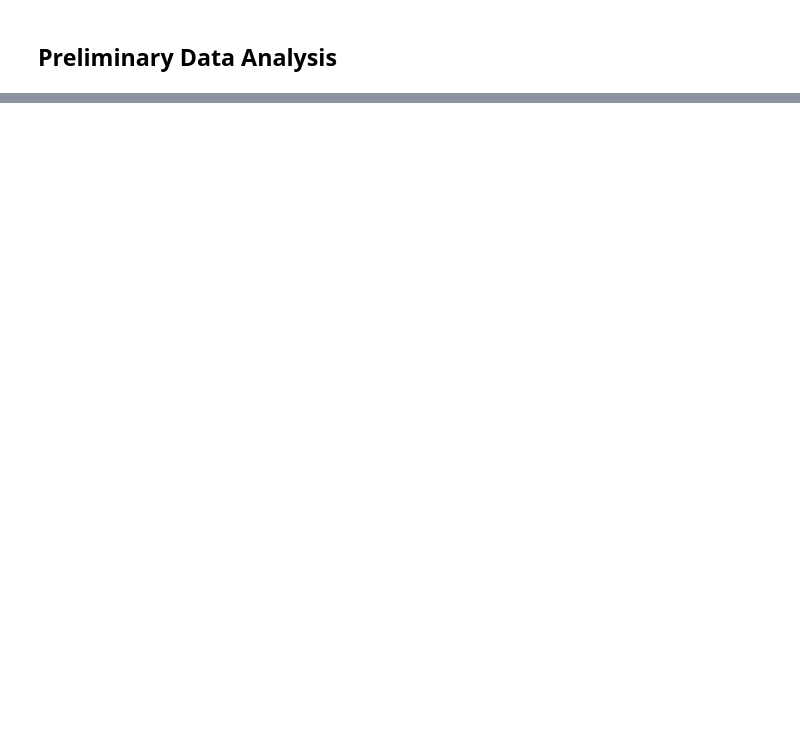
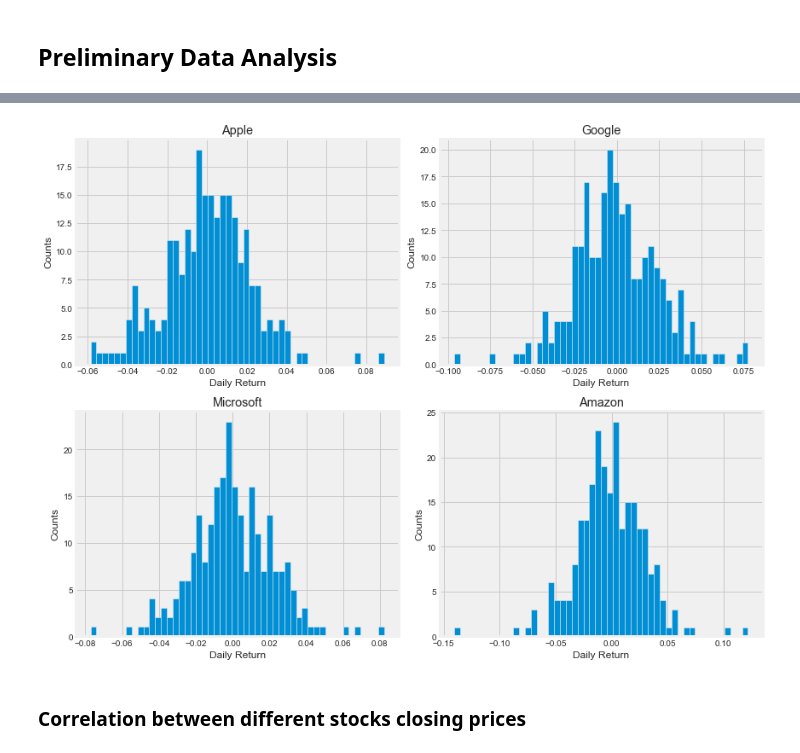
Before and after one commit to ykumar1994/Neural-network-, a Jupyter notebook: NN_final_project.ipynb, the cells around one changed output, grey strips where cells are left out. Drawn from its saved outputs; the diff is of its cells as text; code cells hidden in the pictures; blank space fills up the shorter version.

```diff
--- a/NN_final_project.ipynb
+++ b/NN_final_project.ipynb
@@ -109,0 +184,19 @@ Date
+# %%
+for company in stock_data:
+    company['Daily Return'] = company['Adj Close'].pct_change()
+# %%
+# lets check the daily return for each company
+plt.figure(figsize=(12, 9))
+
+for i, company in enumerate(stock_data, 1):
+    plt.subplot(2, 2, i)
+    company['Daily Return'].hist(bins=50)
+    plt.xlabel('Daily Return')
+    plt.ylabel('Counts')
+    plt.title(f'{stock_name_list[i - 1]}')
+
+plt.tight_layout()
+# %% [output]
+[figure, added]
+# %% [markdown]
+### Correlation between different stocks closing prices
```
Also changed, not shown: parts of 31 cells of this notebook.
